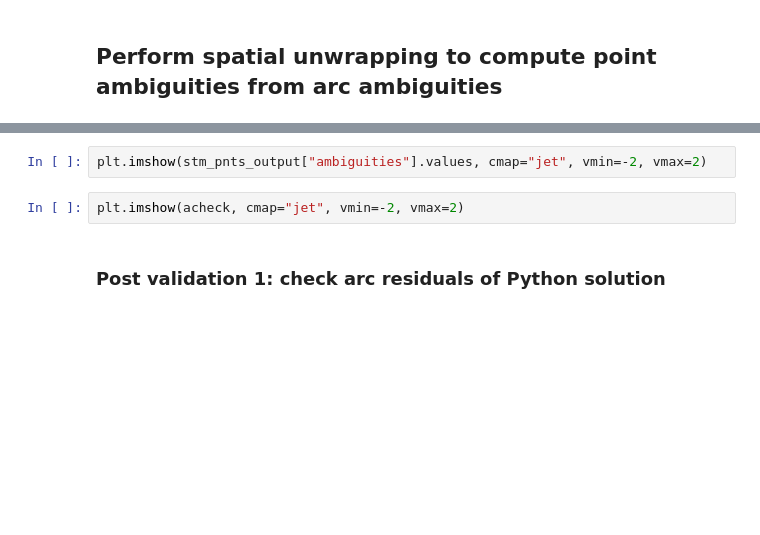
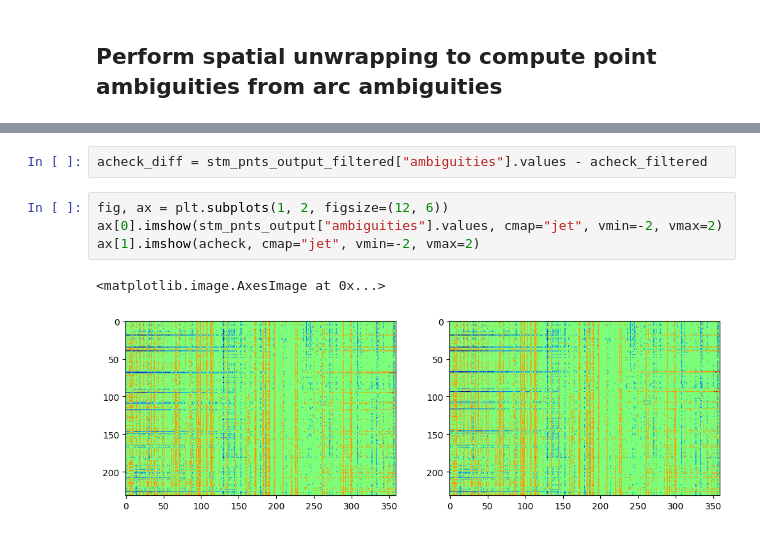
Before and after one commit to MotionbyLearning/example_scripts, a Jupyter notebook: network_integration/debug_network_integration_depsi_examples.ipynb, the cells around one changed output, grey strips where cells are left out. Cells and saved outputs as stored; diff of their text form; blank space fills up the shorter version.

```diff
--- a/network_integration/debug_network_integration_depsi_examples.ipynb
+++ b/network_integration/debug_network_integration_depsi_examples.ipynb
@@ -260,6 +286,9 @@ plt.colorbar(plt.cm.ScalarMappable(norm=norm, cmap=cmap), ax=ax, label="ens_coh"
+# %%
+acheck_diff = stm_pnts_output_filtered["ambiguities"].values - acheck_filtered
 # %%
-plt.imshow(stm_pnts_output["ambiguities"].values, cmap="jet", vmin=-2, vmax=2)
+fig, ax = plt.subplots(1, 2, figsize=(12, 6))
+ax[0].imshow(stm_pnts_output["ambiguities"].values, cmap="jet", vmin=-2, vmax=2)
+ax[1].imshow(acheck, cmap="jet", vmin=-2, vmax=2)
+# %% [output]
+<matplotlib.image.AxesImage at 0x...>
+[figure, added]
-# %%
-plt.imshow(acheck, cmap="jet", vmin=-2, vmax=2)
-# %% [markdown]
-### Post validation 1: check arc residuals of Python solution
```
Also changed, not shown: parts of 17 cells of this notebook.
